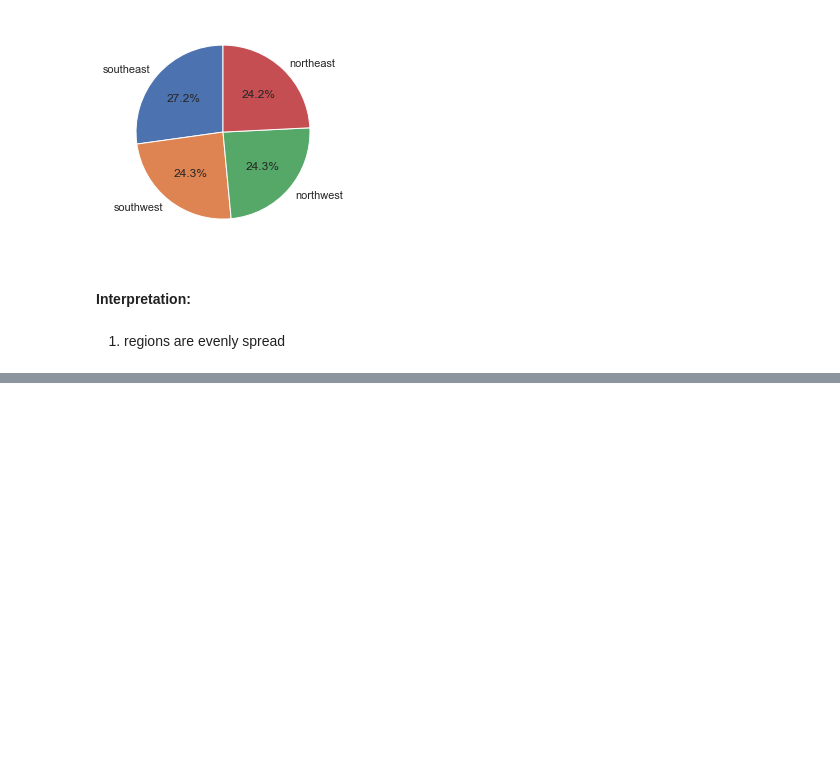
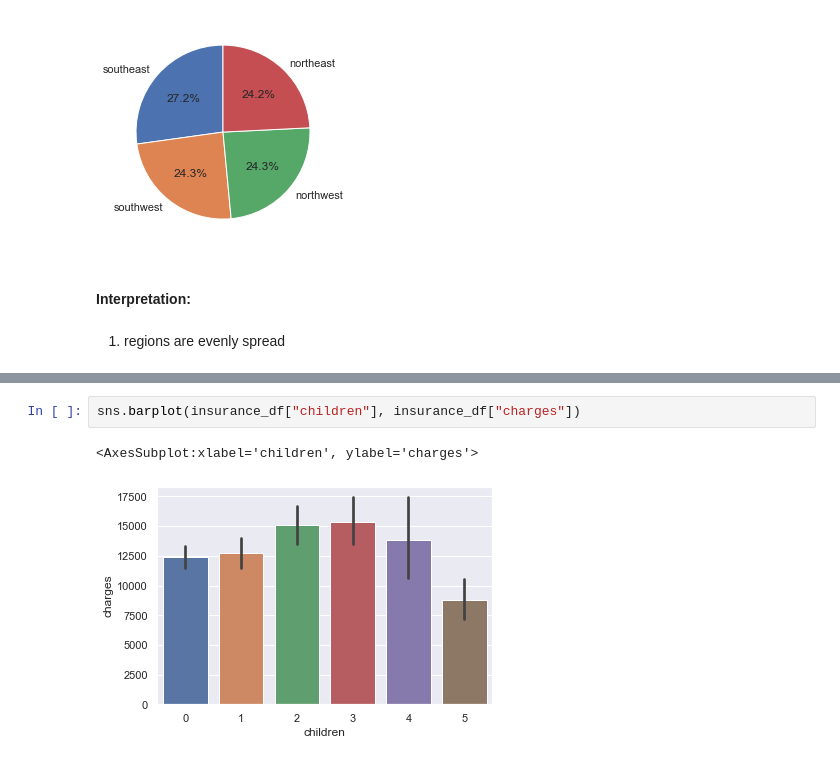
Before and after one commit to VincentBrunner/medical-insurance-portfolio-project, a Jupyter notebook: Untitled.ipynb, the cells around one changed output, grey strips where cells are left out. Saved outputs shown, nothing was run; the diff lists cells and outputs as text; blank space fills up the shorter version.

```diff
--- a/Untitled.ipynb
+++ b/Untitled.ipynb
@@ -138,0 +148,5 @@ We want to check for corrrelations between the amount of children and the region
+# %%
+sns.barplot(insurance_df["children"], insurance_df["charges"])
+# %% [output]
+<AxesSubplot:xlabel='children', ylabel='charges'>
+[figure, added]
```
Also changed, not shown: parts of 13 cells of this notebook.
